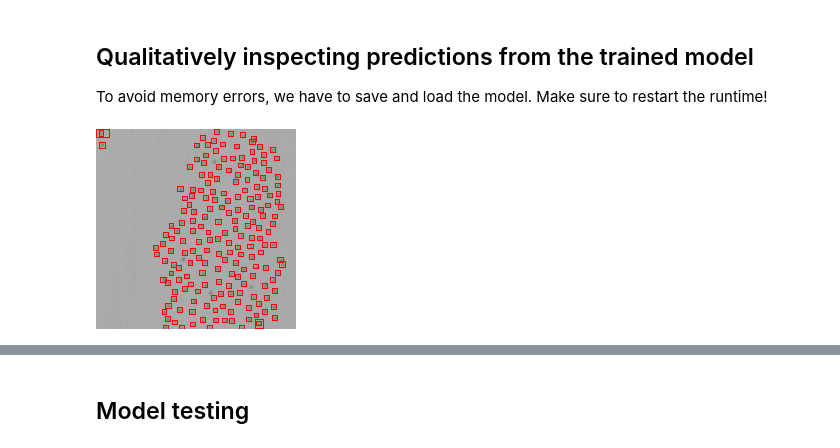
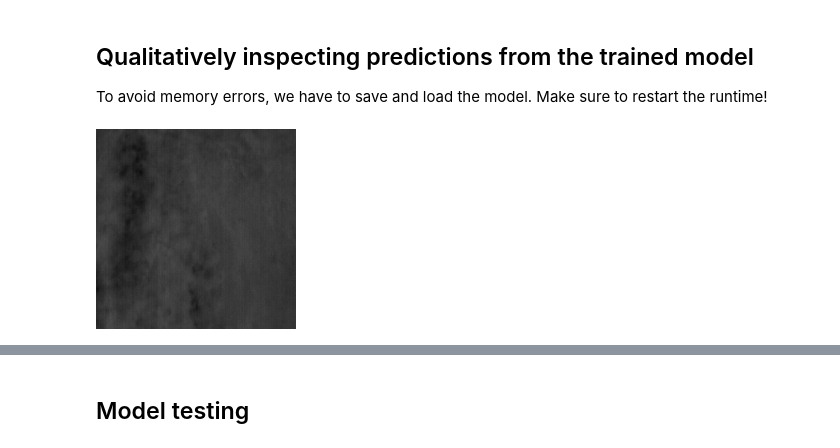
Before and after one commit to emiliolr/counting-cranes, a Jupyter notebook: object_detection/faster_rcnn_experiments.ipynb, the cells around one changed output, grey strips where cells are left out. Drawn from its saved outputs; the diff is of its cells as text; code cells hidden in the pictures.

Commit message:
Experiments for both all models

```diff
--- a/object_detection/faster_rcnn_experiments.ipynb
+++ b/object_detection/faster_rcnn_experiments.ipynb
@@ -75,13 +75,3 @@ If the Colab runtime disconnects, you'll have to load from a post-epoch `PyTorch
 seed_everything(SEED);
 # %% [output]
 Global seed set to 1693
-# %%
-#Selecting hyperparams for this run
-tile_size = tuple(config['tile_size'])
-hyperparams_to_use = ['box_detections_per_img']
-hyperparams_to_delete = set(HYPERPARAMETERS['constructor_hyperparams'].keys()) - set(hyperparams_to_use)
-for h in hyperparams_to_delete:
-  del HYPERPARAMETERS['constructor_hyperparams'][h]
-HYPERPARAMETERS['constructor_hyperparams']['box_nms_thresh'] = 0.3
-# HYPERPARAMETERS['constructor_hyperparams']['rpn_nms_thresh'] = 0.8
-HYPERPARAMETERS
@@ -94,7 +88,14 @@ HYPERPARAMETERS
+# %%
+#TESTING OUT A FEW ADDITIONAL TRANSFORMATIONS
+import albumentations as A
+
+tran = []
+tran.append(A.RandomBrightnessContrast(p = 0.5))
+tran = A.Compose(tran, bbox_params = A.BboxParams(format = 'pascal_voc', label_fields = ['class_labels'], min_visibility = 0.2))
 # %%
 #Creating a dataset and subsetting into train/validation/test splits - run the "seed_everything" directly before this cell!
 bird_dataset_train = BirdDataset(root_dir = DATA_FP,
-                                 transforms = get_transforms(train = False), #TODO: TURN THIS BACK ON!
+                                 transforms = tran, #TODO: SWITCH THIS BACK TO OUR get_transforms FUNCTION!
                                  tiling_method = 'random', #random tiling for training
                                  num_tiles = 5,
                                  max_neg_examples = 1,
@@ -157,8 +156,8 @@ torch.save(model.state_dict(), os.path.join(MODEL_SAVE_FP, 'faster_rcnn', save_n
 To avoid memory errors, we have to save and load the model. Make sure to restart the runtime!
 # %%
 #Loading the model
-save_name = 'faster_rcnn_not_pretrained_6.11.2021.pth'
-model = get_faster_rcnn(num_classes = 2, **HYPERPARAMETERS['constructor_hyperparams'])
+save_name = 'faster_rcnn_no_augmentation_6.15.2021.pth'
+model = get_faster_rcnn(backbone = 'ResNet50', num_classes = 2, **HYPERPARAMETERS['constructor_hyperparams'])
 model.load_state_dict(torch.load(os.path.join(MODEL_SAVE_FP, 'faster_rcnn', save_name)))
 pl_model = FasterRCNNLightning(model = model, lr = HYPERPARAMETERS['learning_rate'])
 # %%
@@ -168,17 +167,17 @@ images, targets = images[0 : 10], targets[0 : 10]
 preds = pl_model(images)
 # %%
 #Plotting an image and predicted bboxes
-index = 4
+index = 0
 img = np.moveaxis(images[index].numpy(), 0, -1) * 255
 bboxes = preds[index]['boxes'].tolist()
 
 pil_img = Image.fromarray(img.astype(np.uint8))
 draw = ImageDraw.Draw(pil_img)
 for b in bboxes:
     draw.rectangle(b, outline = 'red', width = 1)
 pil_img
 # %% [output]
-[figure, old version]
+[figure, new version]
 # %%
 #Checking counts
 print(f'We predicted {len(bboxes)} birds and there are actually {len(targets[index]["boxes"])} birds in this image')
```
Also changed, not shown: parts of 10 cells of this notebook, 4 other files.
